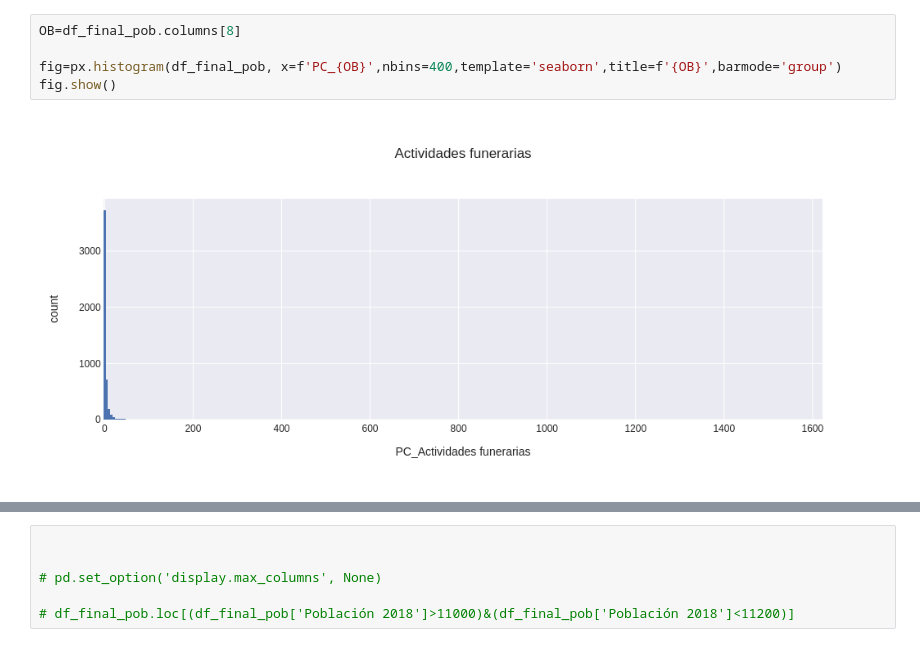
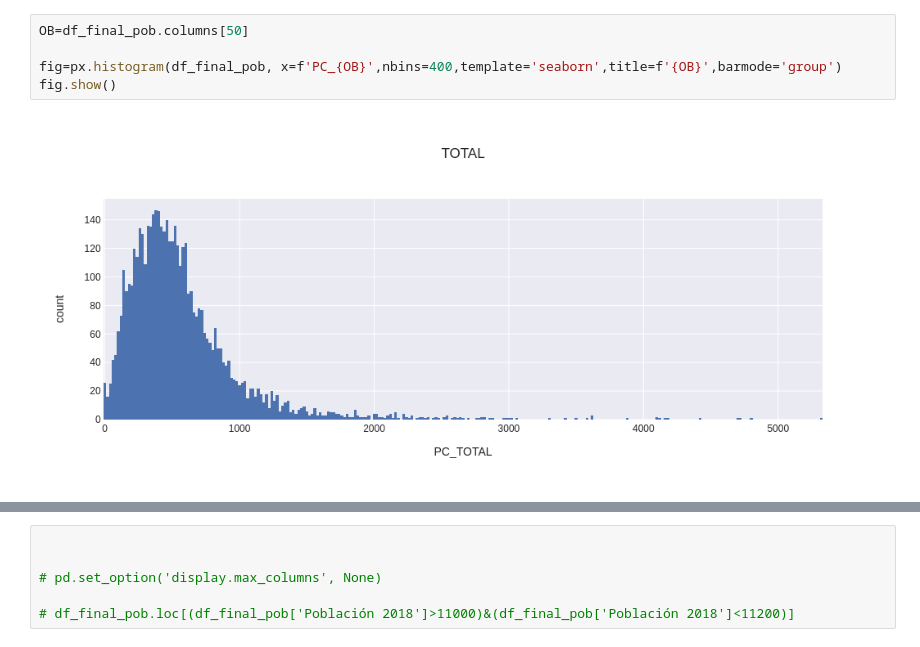
Before and after one commit to carpiero/Final_project, a Jupyter notebook: notebooks/Notebook_003.ipynb, the cells around one changed output, grey strips where cells are left out. Saved outputs shown, nothing was run; the diff lists cells and outputs as text.

```diff
--- a/notebooks/Notebook_003.ipynb
+++ b/notebooks/Notebook_003.ipynb
@@ -43,10 +44,10 @@ df_final_pob
 # %%
-OB=df_final_pob.columns[8]
+OB=df_final_pob.columns[50]
 
 fig=px.histogram(df_final_pob, x=f'PC_{OB}',nbins=400,template='seaborn',title=f'{OB}',barmode='group')
 fig.show()
 # %% [output]
-[figure, old version]
+[figure, new version]
 # %%
 pd.set_option('display.max_rows', None)
 pd.set_option('display.max_columns', 0)
```
Also changed, not shown: parts of 27 cells of this notebook, 5 other files.
